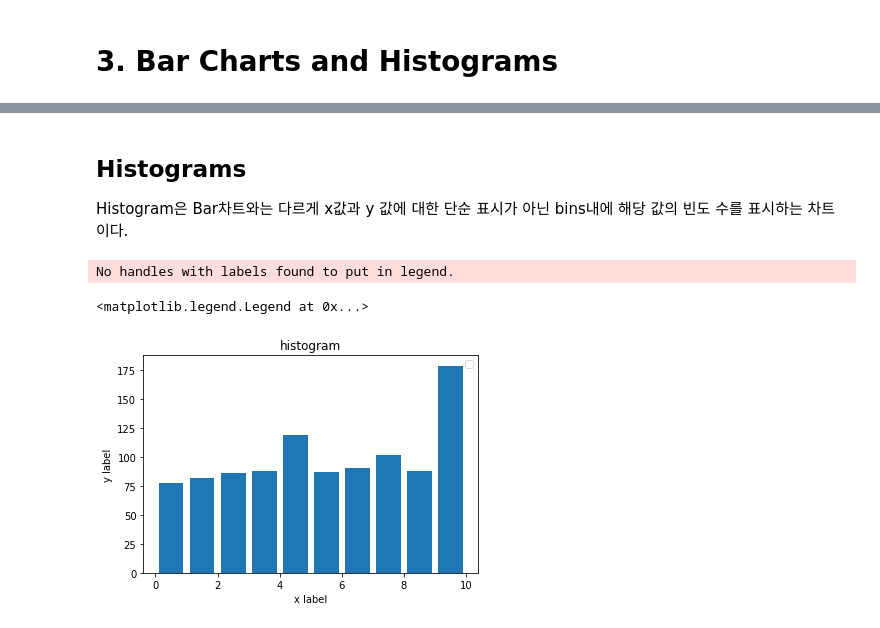
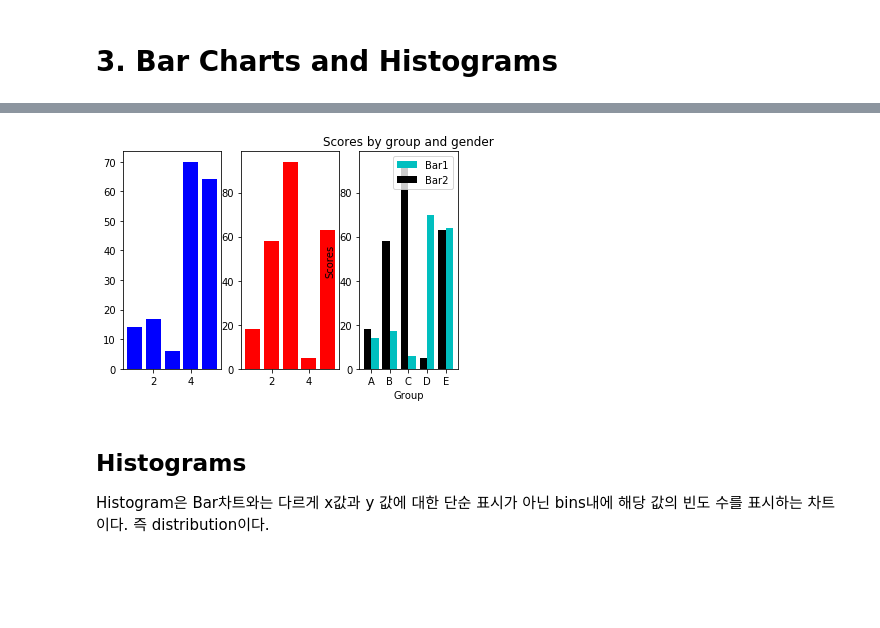
Before and after one commit to okwon78/matplotlib_pandas_tutorial, a Jupyter notebook: matplotlib.ipynb, the cells around one changed output, grey strips where cells are left out. Saved outputs shown, nothing was run; the diff lists cells and outputs as text; code cells hidden in the pictures; blank space fills up the shorter version.

```diff
--- a/matplotlib.ipynb
+++ b/matplotlib.ipynb
@@ -65,20 +94,33 @@ plt.legend()
+# %%
+# 여러게의 차트를 하나의 이미지로 생성
+fig, (ax1, ax2, ax3) = plt.subplots(1, 3)
+
+ax1.bar(x, y1, label='Bar1', color='blue')
+
+ax2.bar(x, y2, label='Bar2', color='red')
+
+bar_width = 0.4
+
+ax3.bar(x+bar_width, y1, label='Bar1', width=bar_width, color='c')
+ax3.bar(x, y2, label='Bar2', width=bar_width, color='k')
+
+# x label
+ax3.set_xlabel('Group')
+# y label
+ax3.set_ylabel('Scores')
+# title
+ax3.set_title('Scores by group and gender')
+# x측 기준점 변경 (위에 방법과 비교)
+ax3.set_xticks(x + bar_width / 2)
+# x label
+ax3.set_xticklabels(('A', 'B', 'C', 'D', 'E'))
+
+ax3.legend()
+
+plt.show()
+fig.savefig('./img/barchart.png')
+# %% [output]
+[figure, added]
 # %% [markdown]
 ## Histograms
-Histogram은 Bar차트와는 다르게 x값과 y 값에 대한 단순 표시가 아닌 bins내에 해당 값의 빈도 수를 표시하는 차트이다.
+Histogram은 Bar차트와는 다르게 x값과 y 값에 대한 단순 표시가 아닌 bins내에 해당 값의 빈도 수를 표시하는 차트이다. 즉 distribution이다.
-# %%
-# 0~10의 값을 랜덤으로 1000개 생성한다.
-values = [random.randint(0, 10) for _ in range(1000)]
-# 0~10의 범위를 설정한다.
-ids = [x for x in range(11)]
-
-plt.hist(x=values, bins=ids, histtype='bar', rwidth=0.8)
-
-plt.xlabel('x label')
-plt.ylabel('y label')
-plt.title('histogram')
-
-plt.legend()
-# %% [output]
-No handles with labels found to put in legend.
-<matplotlib.legend.Legend at 0x...>
-[figure, removed]
```
Also changed, not shown: parts of 19 cells of this notebook, 1 other file.
